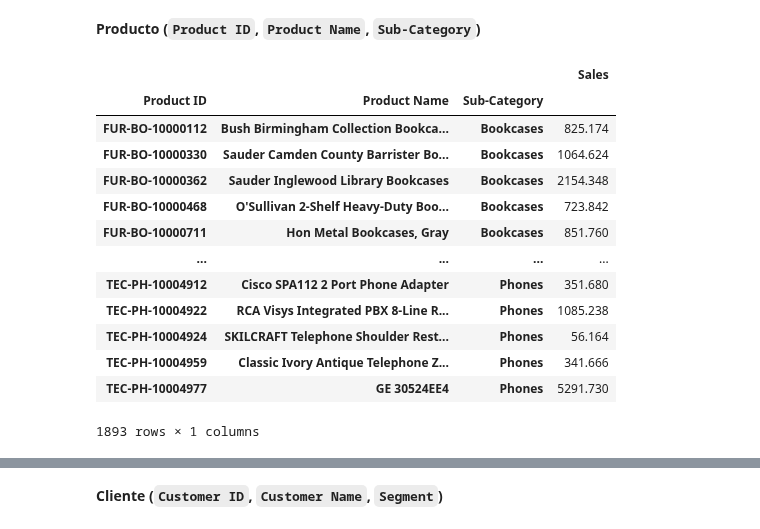
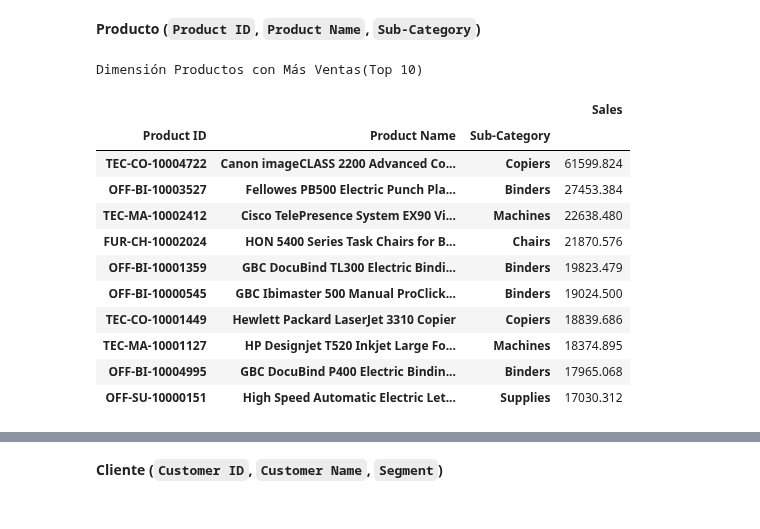
Before and after one commit to SaitoM17/superstore_sales, a Jupyter notebook: notebooks/objetivo_proyecto.ipynb, the cells around one changed output, grey strips where cells are left out. Cells and saved outputs as stored; diff of their text form; code cells hidden in the pictures.

Commit message:
refactor: Obtención de dimensiones Top10 más y menos ventas

```diff
--- a/notebooks/objetivo_proyecto.ipynb
+++ b/notebooks/objetivo_proyecto.ipynb
@@ -203,19 +203,26 @@ dimensiones_productos = pd.pivot_table(
     aggfunc='sum'
 )
 
-dimensiones_productos
+# Order DF
+dimensiones_productos_ordenado_desc = dimensiones_productos.sort_values(by='Sales', ascending=False)
+dimensiones_productos_ordenado_asc = dimensiones_productos.sort_values(by='Sales',ascending=True)
+
+dimensiones_productos_top_10_mas = dimensiones_productos_ordenado_desc.head(10)
+dimensiones_productos_top_10_menos = dimensiones_productos_ordenado_asc.head(10)
-# %% [output]
-|  |  |  | Sales |
-| Product ID | Product Name | Sub-Category |  |
-| FUR-BO-10000112 | Bush Birmingham Collection Bookca... | Bookcases | 825.174 |
-| FUR-BO-10000330 | Sauder Camden County Barrister Bo... | Bookcases | 1064.624 |
-| FUR-BO-10000362 | Sauder Inglewood Library Bookcases | Bookcases | 2154.348 |
-| FUR-BO-10000468 | O'Sullivan 2-Shelf Heavy-Duty Boo... | Bookcases | 723.842 |
-| FUR-BO-10000711 | Hon Metal Bookcases, Gray | Bookcases | 851.760 |
-| ... | ... | ... | ... |
-| TEC-PH-10004912 | Cisco SPA112 2 Port Phone Adapter | Phones | 351.680 |
-| TEC-PH-10004922 | RCA Visys Integrated PBX 8-Line R... | Phones | 1085.238 |
-| TEC-PH-10004924 | SKILCRAFT Telephone Shoulder Rest... | Phones | 56.164 |
-| TEC-PH-10004959 | Classic Ivory Antique Telephone Z... | Phones | 341.666 |
-| TEC-PH-10004977 | GE 30524EE4 | Phones | 5291.730 |
-1893 rows × 1 columns
+# %%
+print(f'Dimensión Productos con Más Ventas(Top 10)')
+dimensiones_productos_top_10_mas
+# %% [output]
+Dimensión Productos con Más Ventas(Top 10)
+|  |  |  | Sales |
+| Product ID | Product Name | Sub-Category |  |
+| TEC-CO-10004722 | Canon imageCLASS 2200 Advanced Co... | Copiers | 61599.824 |
+| OFF-BI-10003527 | Fellowes PB500 Electric Punch Pla... | Binders | 27453.384 |
+| TEC-MA-10002412 | Cisco TelePresence System EX90 Vi... | Machines | 22638.480 |
+| FUR-CH-10002024 | HON 5400 Series Task Chairs for B... | Chairs | 21870.576 |
+| OFF-BI-10001359 | GBC DocuBind TL300 Electric Bindi... | Binders | 19823.479 |
+| OFF-BI-10000545 | GBC Ibimaster 500 Manual ProClick... | Binders | 19024.500 |
+| TEC-CO-10001449 | Hewlett Packard LaserJet 3310 Copier | Copiers | 18839.686 |
+| TEC-MA-10001127 | HP Designjet T520 Inkjet Large Fo... | Machines | 18374.895 |
+| OFF-BI-10004995 | GBC DocuBind P400 Electric Bindin... | Binders | 17965.068 |
+| OFF-SU-10000151 | High Speed Automatic Electric Let... | Supplies | 17030.312 |
```
Also changed, not shown: parts of 1 cell of this notebook.
